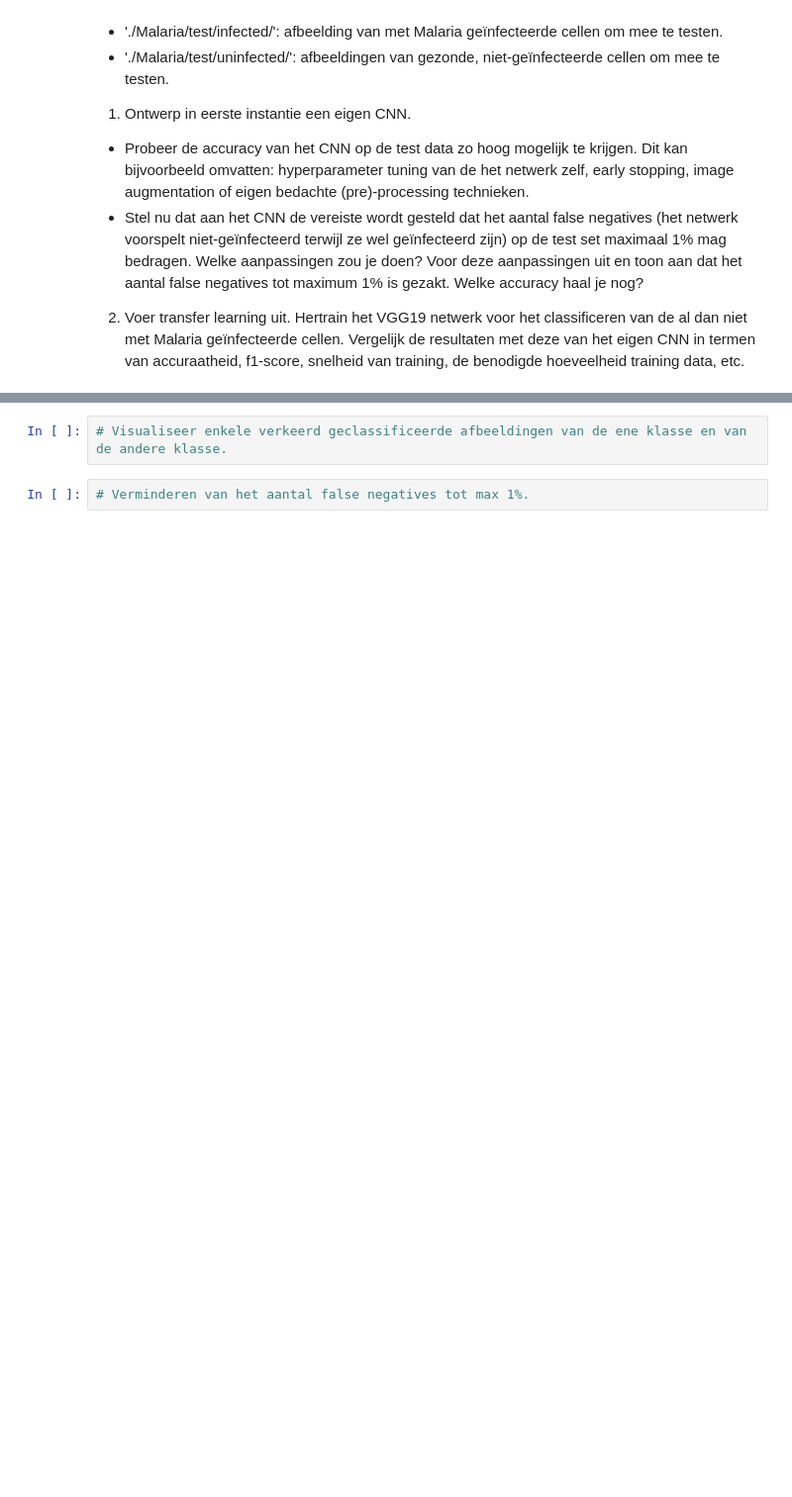
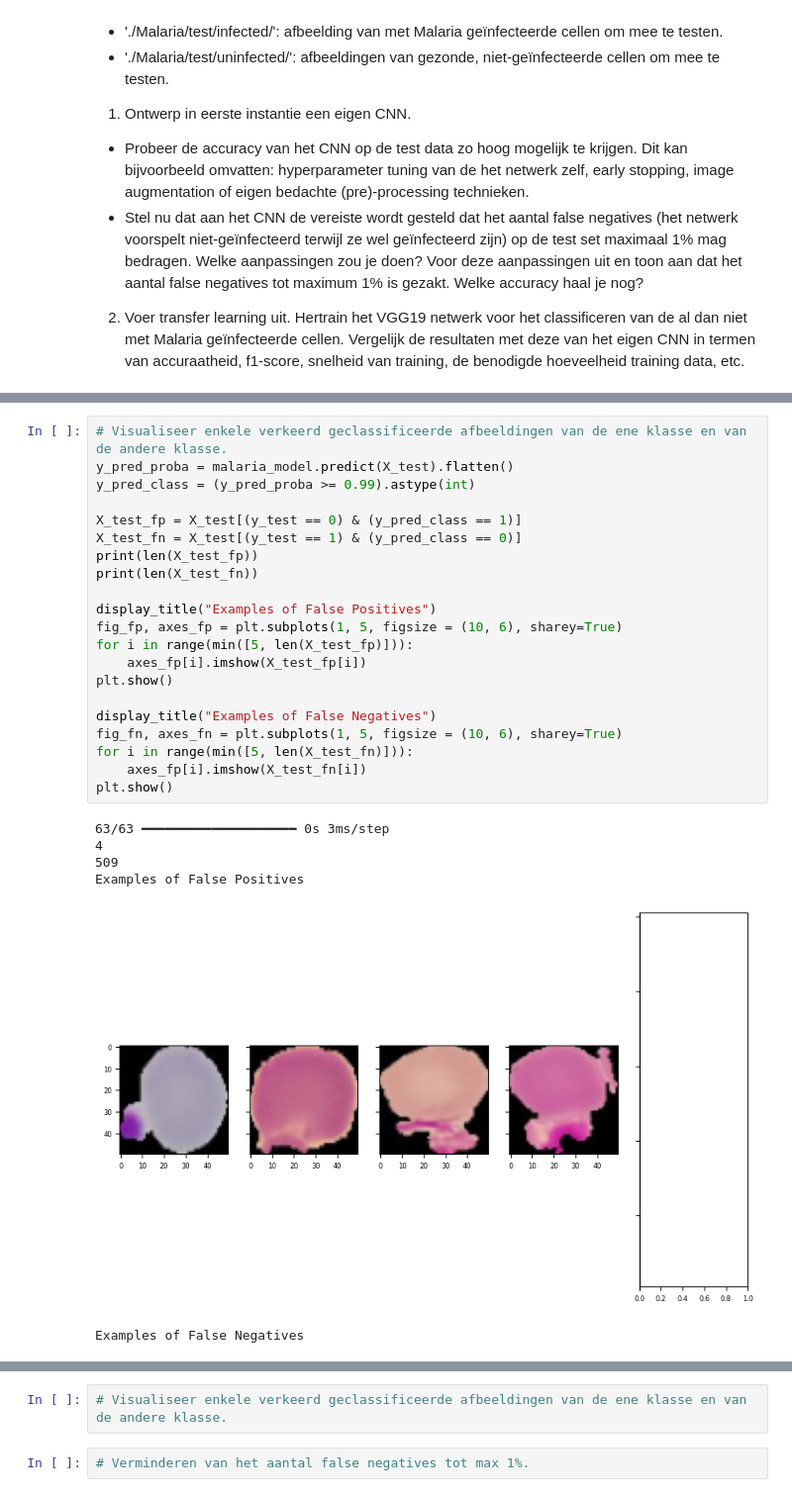
Before and after one commit to samdeleu/howest-dl, a Jupyter notebook: sessie_02/opdracht/opdracht.ipynb, the cells around one changed output, grey strips where cells are left out. Shown at 99% size. Saved outputs shown, nothing was run; the diff lists cells and outputs as text; blank space fills up the shorter version.

```diff
--- a/sessie_02/opdracht/opdracht.ipynb
+++ b/sessie_02/opdracht/opdracht.ipynb
@@ -254,0 +611,28 @@ The maximum value in the array is: 1.0
+# %%
+# Visualiseer enkele verkeerd geclassificeerde afbeeldingen van de ene klasse en van de andere klasse.
+y_pred_proba = malaria_model.predict(X_test).flatten()
+y_pred_class = (y_pred_proba >= 0.99).astype(int)
+
+X_test_fp = X_test[(y_test == 0) & (y_pred_class == 1)]
+X_test_fn = X_test[(y_test == 1) & (y_pred_class == 0)]
+print(len(X_test_fp))
+print(len(X_test_fn))
+
+display_title("Examples of False Positives")
+fig_fp, axes_fp = plt.subplots(1, 5, figsize = (10, 6), sharey=True)
+for i in range(min([5, len(X_test_fp)])):
+    axes_fp[i].imshow(X_test_fp[i])
+plt.show()
+
+display_title("Examples of False Negatives")
+fig_fn, axes_fn = plt.subplots(1, 5, figsize = (10, 6), sharey=True)
+for i in range(min([5, len(X_test_fn)])):
+    axes_fp[i].imshow(X_test_fn[i])
+plt.show()
+# %% [output]
+63/63 ━━━━━━━━━━━━━━━━━━━━ 0s 3ms/step
+4
+509
+Examples of False Positives
+[figure, added]
+Examples of False Negatives
```
Also changed, not shown: parts of 32 cells of this notebook, 2 other files.
